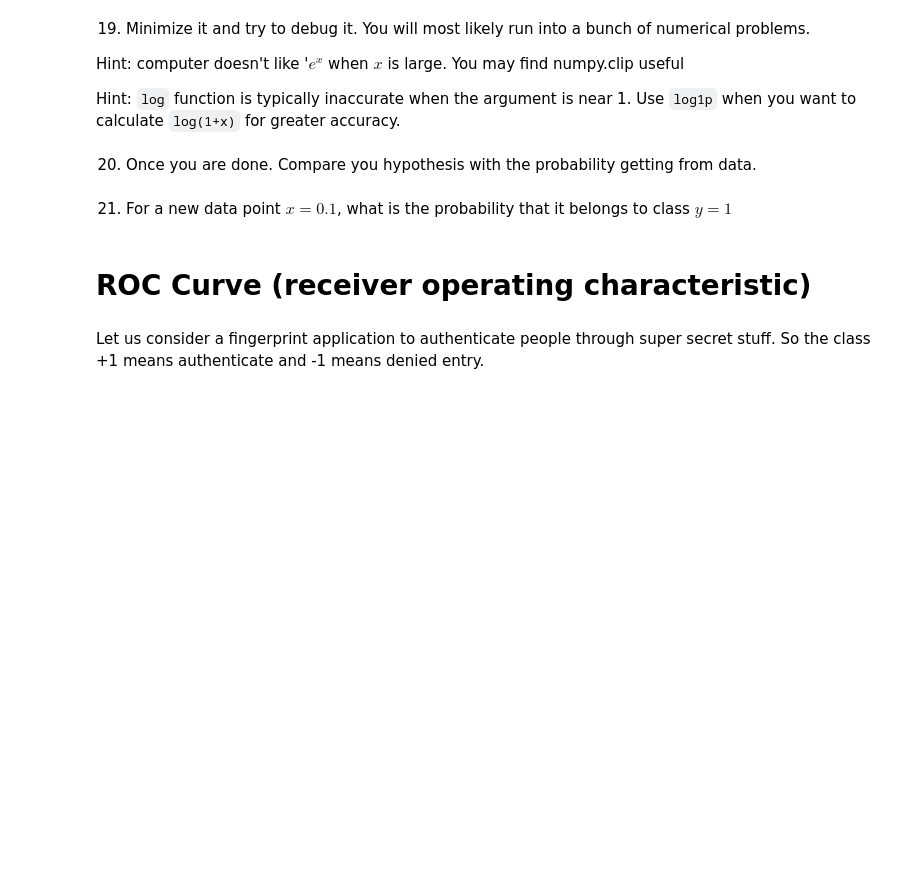
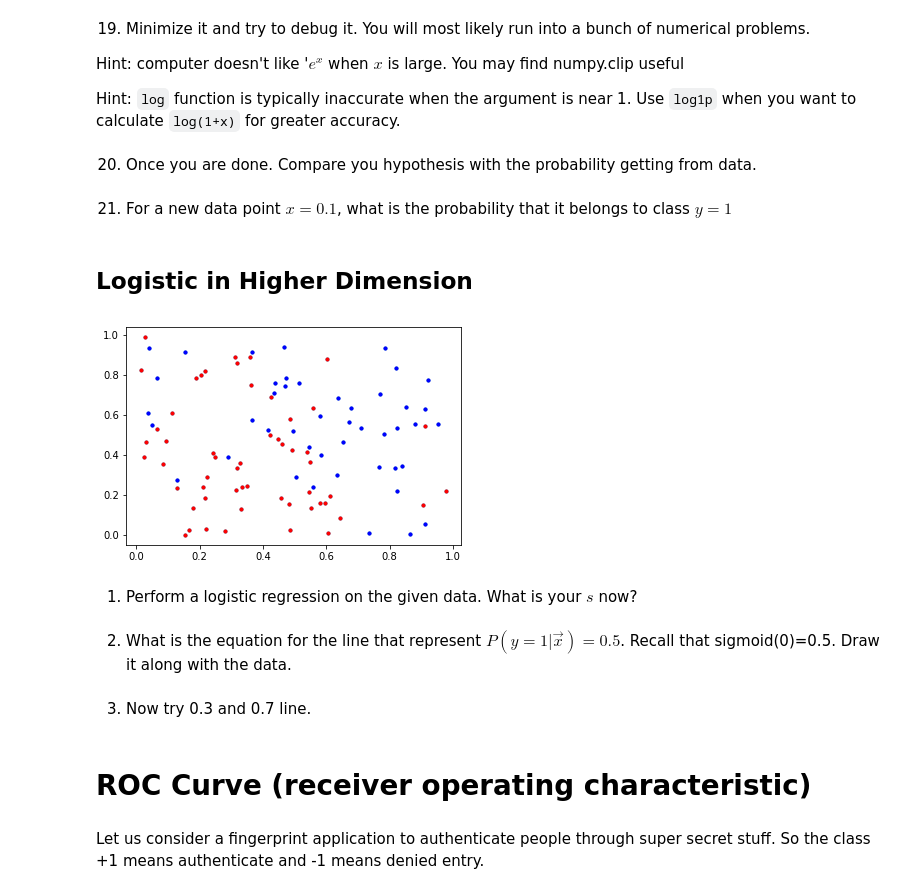
Before and after one commit to muic-pattern-rekt-2018/Exercise02-Logistic-Regression, a Jupyter notebook: Exercise 2 Logistic Regression.ipynb, the cells around one changed output. Cells and saved outputs as stored; diff of their text form; code cells hidden in the pictures; blank space fills up the shorter version.

```diff
--- a/Exercise 2 Logistic Regression.ipynb
+++ b/Exercise 2 Logistic Regression.ipynb
@@ -189,3 +183,25 @@ Hint: `log` function is typically inaccurate when the argument is near 1. Use `l
 20) Once you are done. Compare you hypothesis with the probability getting from data.
 # %% [markdown]
 21) For a new data point $x = 0.1$, what is the probability that it belongs to class $y=1$
+# %% [markdown]
+## Logistic in Higher Dimension
+# %%
+n = 100
+np.random.seed(9999)
+x1s = np.random.random(n)
+x2s = np.random.random(n)
+plt.plot(x1s, x2s, '.')
+def sigm(x):
+    return 1/(1+math.exp(-x))
+ys = np.array([ np.random.rand() > sigm(5*x1 + 5*x2 - 5) for x1, x2 in zip(x1s, x2s)], float)
+ys[ys==1] = 1
+ys[ys==0] = -1
+
+plt.plot(x1s[ys>0], x2s[ys>0], '.r')
+plt.plot(x1s[ys<0], x2s[ys<0], '.b')
+
+xs = np.vstack((x1s.T, x2s.T)) #this is how you stack them up vertically
+pad_xs = np.vstack((np.ones(n), xs))
+df = pd.DataFrame(data=pad_xs.T, columns=('xclass', 'x1', 'x2'))
+# %% [output]
+[figure, added]
@@ -192,3 +210,9 @@ Hint: `log` function is typically inaccurate when the argument is near 1. Use `l
+# %% [markdown]
+1) Perform a logistic regression on the given data. What is your $s$ now?
+# %% [markdown]
+2) What is the equation for the line that represent $P(y=1|\vec{x})=0.5$. Recall that sigmoid(0)=0.5. Draw it along with the data.
+# %% [markdown]
+3) Now try 0.3 and 0.7 line.
 # %% [markdown]
 # ROC Curve (receiver operating characteristic)
 # %% [markdown]
```
Also changed, not shown: parts of 4 cells of this notebook.
